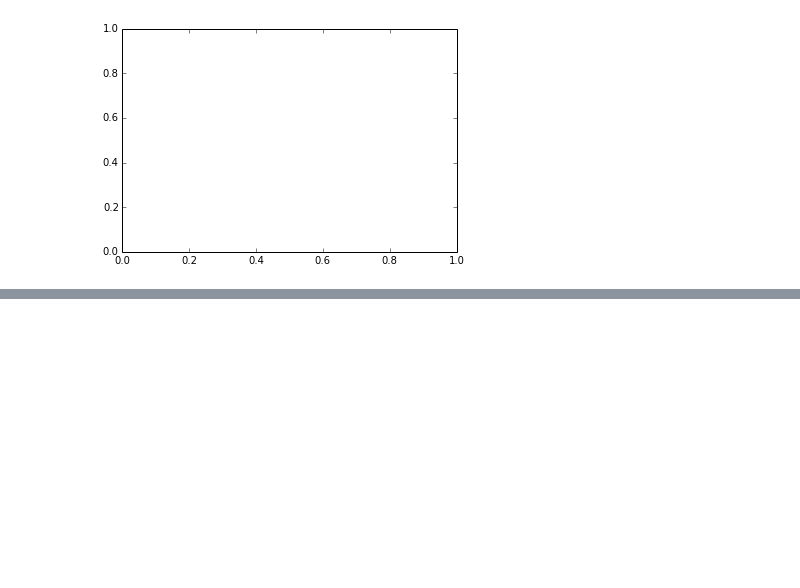
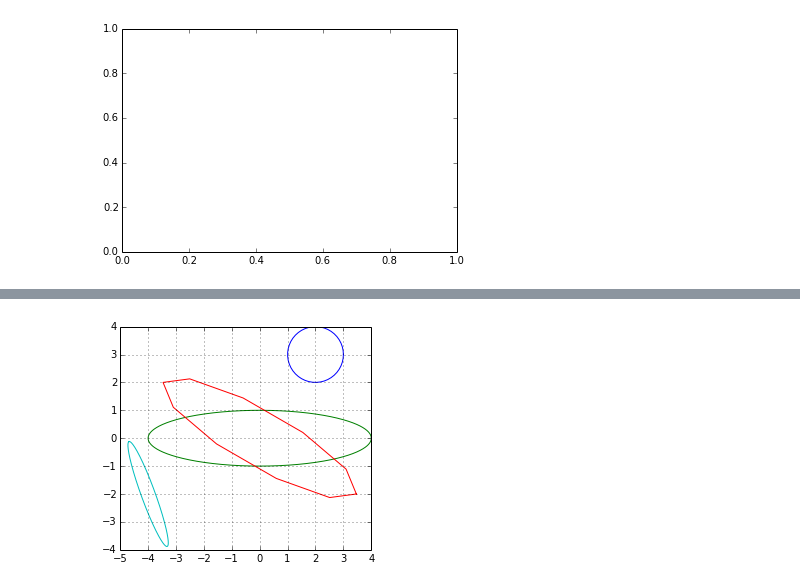
Before and after one commit to dclove202/PHYS202-S14, a Jupyter notebook: GalaxyProject/Ellipse.ipynb, the cells around one changed output, grey strips where cells are left out. Saved outputs shown, nothing was run; the diff lists cells and outputs as text; code cells hidden in the pictures; blank space fills up the shorter version.

```diff
--- a/GalaxyProject/Ellipse.ipynb
+++ b/GalaxyProject/Ellipse.ipynb
@@ -95,0 +118,55 @@ ax.add_patch(ellipse)
+# %%
+import numpy as np
+from pylab import plot, show, grid
+
+def get_ellipse_coords(a=0.0, b=0.0, x=0.0, y=0.0, angle=0.0, k=2):
+    """ Draws an ellipse using (360*k + 1) discrete points; based on pseudo code
+    given at http://en.wikipedia.org/wiki/Ellipse
+    k = 1 means 361 points (degree by degree)
+    a = major axis distance,
+    b = minor axis distance,
+    x = offset along the x-axis
+    y = offset along the y-axis
+    angle = clockwise rotation [in degrees] of the ellipse;
+        * angle=0  : the ellipse is aligned with the positive x-axis
+        * angle=30 : rotated 30 degrees clockwise from positive x-axis
+    """
+    pts = np.zeros((360*k+1, 2))
+
+    beta = -angle * np.pi/180.0
+    sin_beta = np.sin(beta)
+    cos_beta = np.cos(beta)
+    alpha = np.radians(np.r_[0.:360.:1j*(360*k+1)])
+
+    sin_alpha = np.sin(alpha)
+    cos_alpha = np.cos(alpha)
+
+    pts[:, 0] = x + (a * cos_alpha * cos_beta - b * sin_alpha * sin_beta)
+    pts[:, 1] = y + (a * cos_alpha * sin_beta + b * sin_alpha * cos_beta)
+
+    return pts
+
+    # Plot a unit circle centered at (+2, +3)
+pts = get_ellipse_coords(a=1.0, b=1.0, x=2, y=3,k=1./8)
+ax = plot(pts[:,0], pts[:,1])
+
+    # Set the aspect ratio so it looks like a circle; add a grid as well
+ax[0].get_axes().set_aspect(1)
+grid('on')
+
+
+    # Ellipse, with major axis length = 4, minor axis = 1, centered at (0,0)
+pts = get_ellipse_coords(a=4.0, b=1.0)
+ax = plot(pts[:,0], pts[:,1])
+
+    # Rotate the above ellipse by 30 degrees and use only 11 points!
+pts = get_ellipse_coords(a=4.0, b=1.0, angle=30,k=1./36)
+ax = plot(pts[:,0], pts[:,1])
+
+    # Use all the options and 721 points:
+pts = get_ellipse_coords(a=2.0, b=0.25, x=-4, y=-2, angle=250,k=2)
+ax = plot(pts[:,0], pts[:,1])
+
+show()
+# %% [output]
+[figure, added]
```
Also changed, not shown: parts of 2 cells of this notebook, 7 other files.
